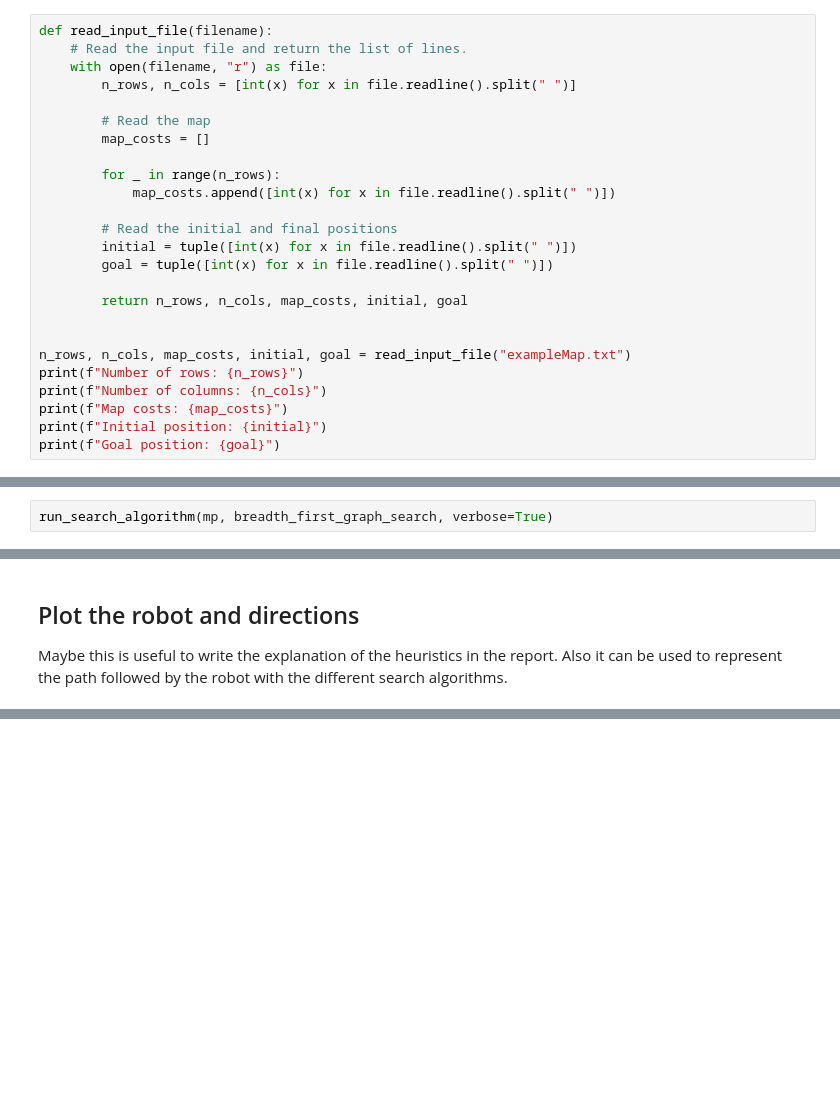
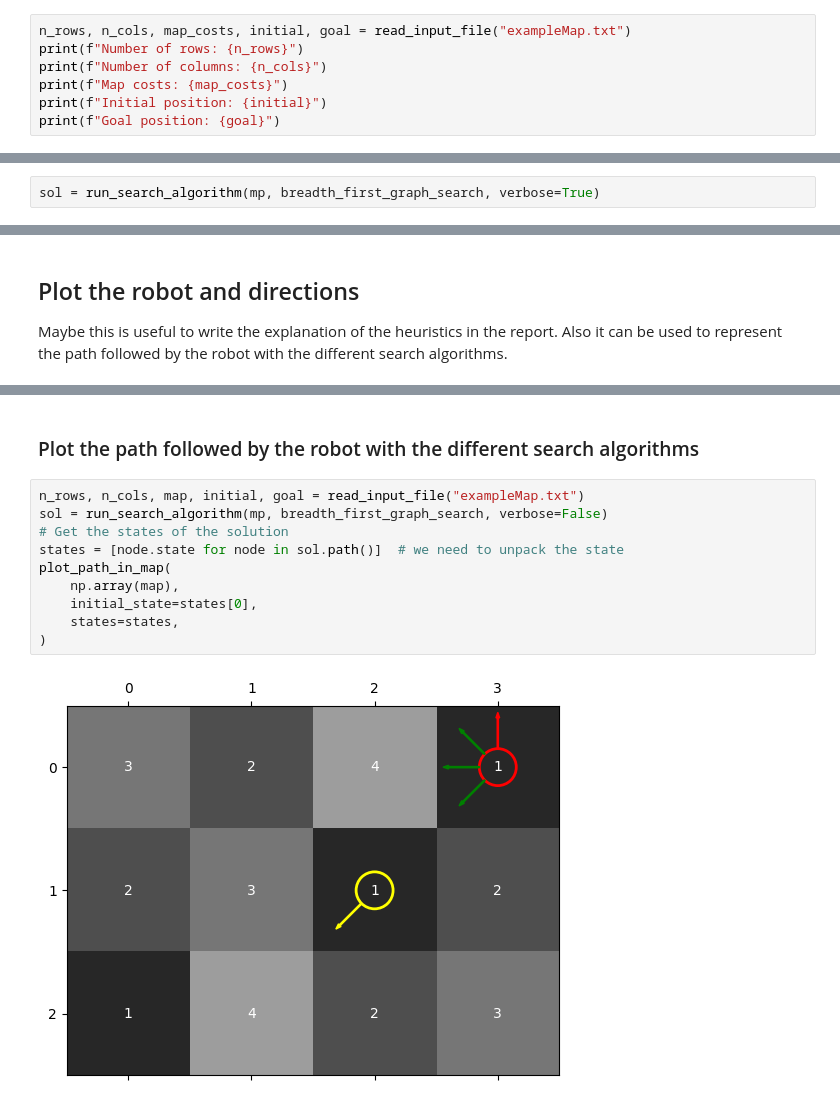
Before and after one commit to antongomez/AIF_P1_SearchAlgorithms, a Jupyter notebook: p1_search.ipynb, the cells around one changed output, grey strips where cells are left out. Cells and saved outputs as stored; diff of their text form; blank space fills up the shorter version.

```diff
--- a/p1_search.ipynb
+++ b/p1_search.ipynb
@@ -14,24 +21,6 @@ from aux_functions import path_actions, path_states, run_search_algorithm
 # %% [markdown]
 ## Reading the input
 # %%
-def read_input_file(filename):
-    # Read the input file and return the list of lines.
-    with open(filename, "r") as file:
-        n_rows, n_cols = [int(x) for x in file.readline().split(" ")]
-
-        # Read the map
-        map_costs = []
-
-        for _ in range(n_rows):
-            map_costs.append([int(x) for x in file.readline().split(" ")])
-
-        # Read the initial and final positions
-        initial = tuple([int(x) for x in file.readline().split(" ")])
-        goal = tuple([int(x) for x in file.readline().split(" ")])
-
-        return n_rows, n_cols, map_costs, initial, goal
-
-
 n_rows, n_cols, map_costs, initial, goal = read_input_file("exampleMap.txt")
 print(f"Number of rows: {n_rows}")
 print(f"Number of columns: {n_cols}")
@@ -212,7 +196,7 @@ Number of actions: 4
 Actions: ['turn_left', 'turn_left', 'turn_left', 'move_forward']
 States: [(0, 3, 0), (0, 3, 7), (0, 3, 6), (0, 3, 5), (1, 2, 5)]
 # %%
-run_search_algorithm(mp, breadth_first_graph_search, verbose=True)
+sol = run_search_algorithm(mp, breadth_first_graph_search, verbose=True)
 # %% [output]
 #################################
 Running breadth_first_graph_search algorithm
@@ -468,0 +387,14 @@ plot_map(
+# %% [markdown]
+### Plot the path followed by the robot with the different search algorithms
+# %%
+n_rows, n_cols, map, initial, goal = read_input_file("exampleMap.txt")
+sol = run_search_algorithm(mp, breadth_first_graph_search, verbose=False)
+# Get the states of the solution
+states = [node.state for node in sol.path()]  # we need to unpack the state
+plot_path_in_map(
+    np.array(map),
+    initial_state=states[0],
+    states=states,
+)
+# %% [output]
+[figure, added]
```
Also changed, not shown: parts of 13 cells of this notebook, 2 other files.
